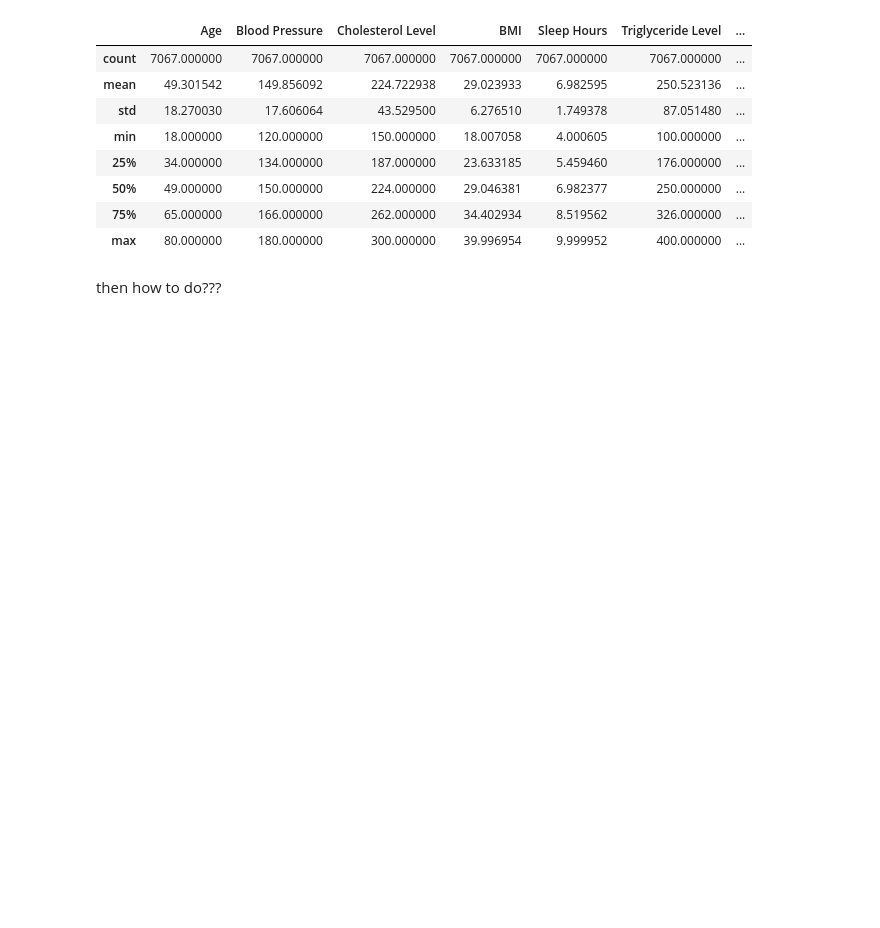
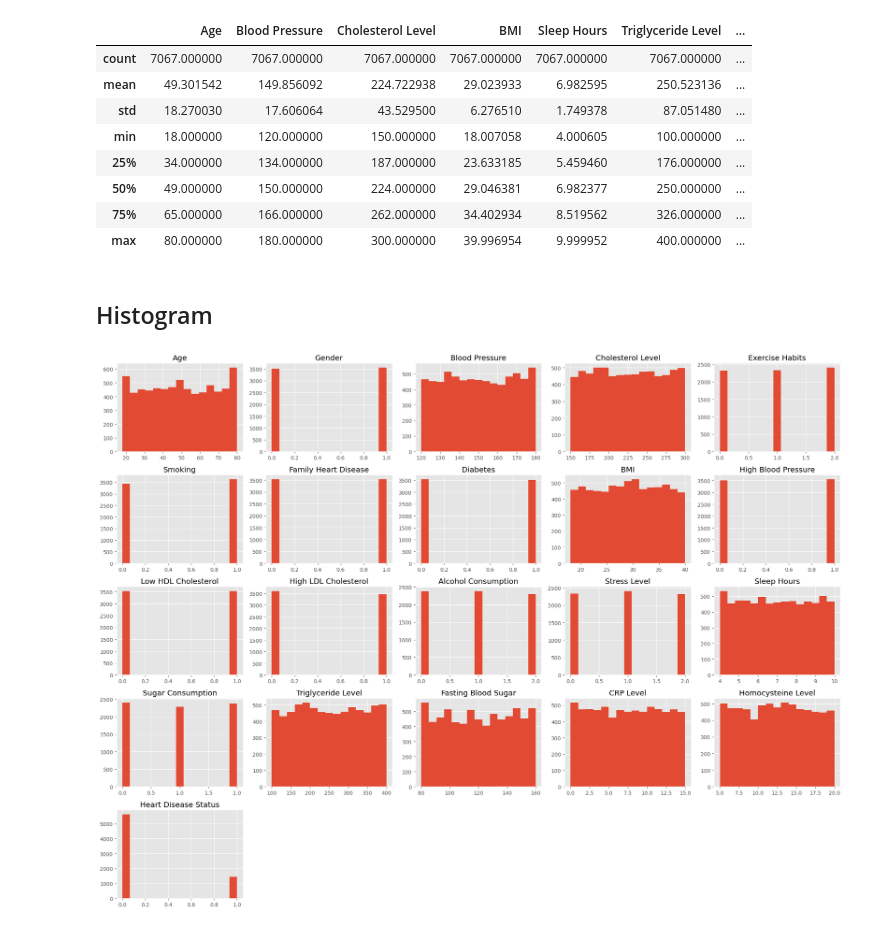
Before and after one commit to HongxuTeoh/AI_Assignment, a Jupyter notebook: AI_Assignment.ipynb, the cells around one changed output. Drawn from its saved outputs; the diff is of its cells as text; code cells hidden in the pictures; blank space fills up the shorter version.

```diff
--- a/AI_Assignment.ipynb
+++ b/AI_Assignment.ipynb
@@ -228,5 +324,11 @@ filtered_data.describe()
 | 50% | 49.000000 | 150.000000 | 224.000000 | 29.046381 | 6.982377 | 250.000000 | ... |
 | 75% | 65.000000 | 166.000000 | 262.000000 | 34.402934 | 8.519562 | 326.000000 | ... |
 | max | 80.000000 | 180.000000 | 300.000000 | 39.996954 | 9.999952 | 400.000000 | ... |
-# %% [markdown]
-then how to do???
+# %% [markdown]
+## Histogram
+# %%
+df.hist(bins=15, figsize=(20, 15))
+plt.tight_layout()
+plt.show()
+# %% [output]
+[figure, added]
```
Also changed, not shown: parts of 30 cells of this notebook, 1 other file.
